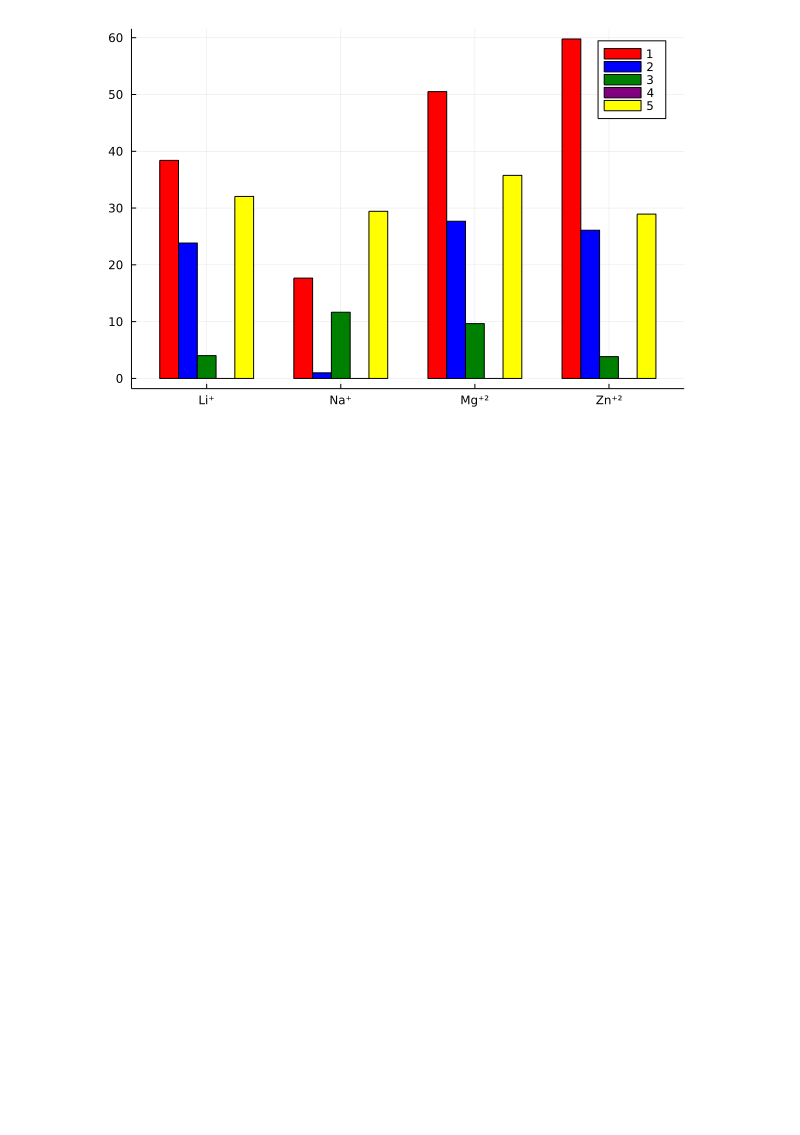
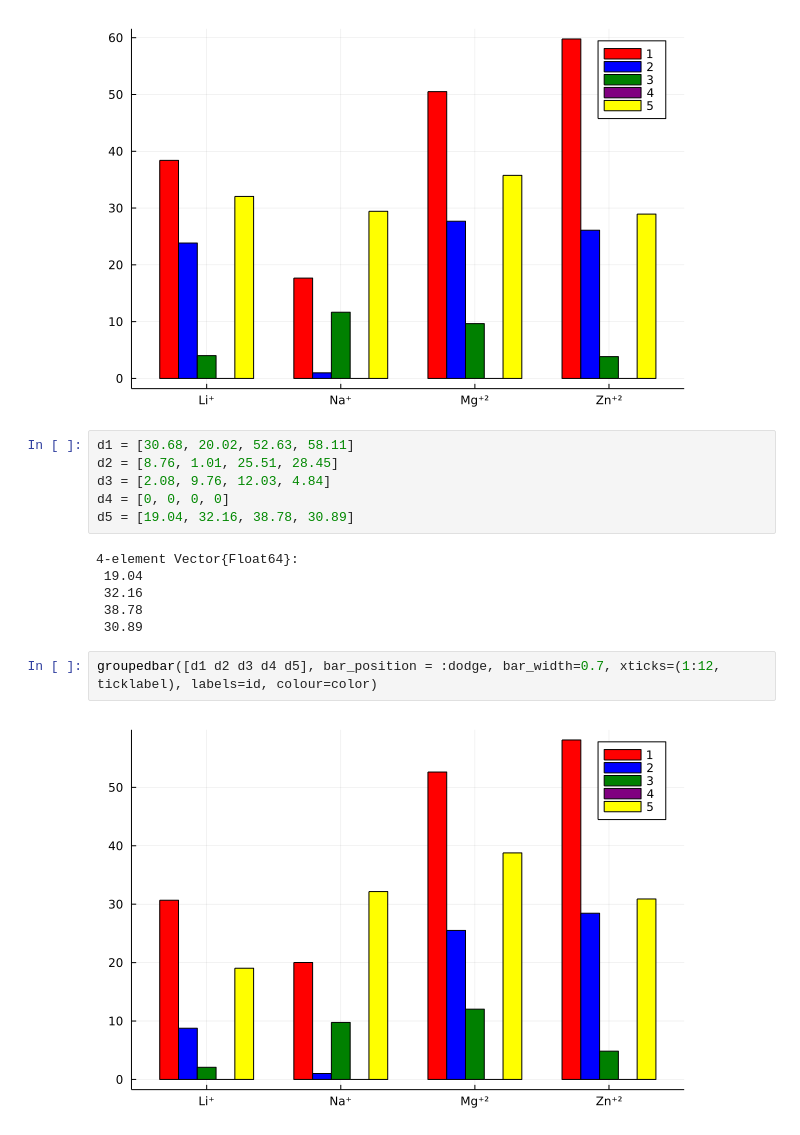
Before and after one commit to Leticia-maria/PlotsExamples.jl, a Jupyter notebook: examples.ipynb, the cells around one changed output. Saved outputs shown, nothing was run; the diff lists cells and outputs as text; blank space fills up the shorter version.

Commit message:
Add fourth graph

```diff
--- a/examples.ipynb
+++ b/examples.ipynb
@@ -75,3 +75,19 @@ c5 = [32.05, 29.43, 35.76, 28.94]
 groupedbar([c1 c2 c3 c4 c5], bar_position = :dodge, bar_width=0.7, xticks=(1:12, ticklabel), labels=id, colour=color)
 # %% [output]
 [figure]
+# %%
+d1 = [30.68, 20.02, 52.63, 58.11]
+d2 = [8.76, 1.01, 25.51, 28.45]
+d3 = [2.08, 9.76, 12.03, 4.84]
+d4 = [0, 0, 0, 0]
+d5 = [19.04, 32.16, 38.78, 30.89]
+# %% [output]
+4-element Vector{Float64}:
+ 19.04
+ 32.16
+ 38.78
+ 30.89
+# %%
+groupedbar([d1 d2 d3 d4 d5], bar_position = :dodge, bar_width=0.7, xticks=(1:12, ticklabel), labels=id, colour=color)
+# %% [output]
+[figure, added]
```
